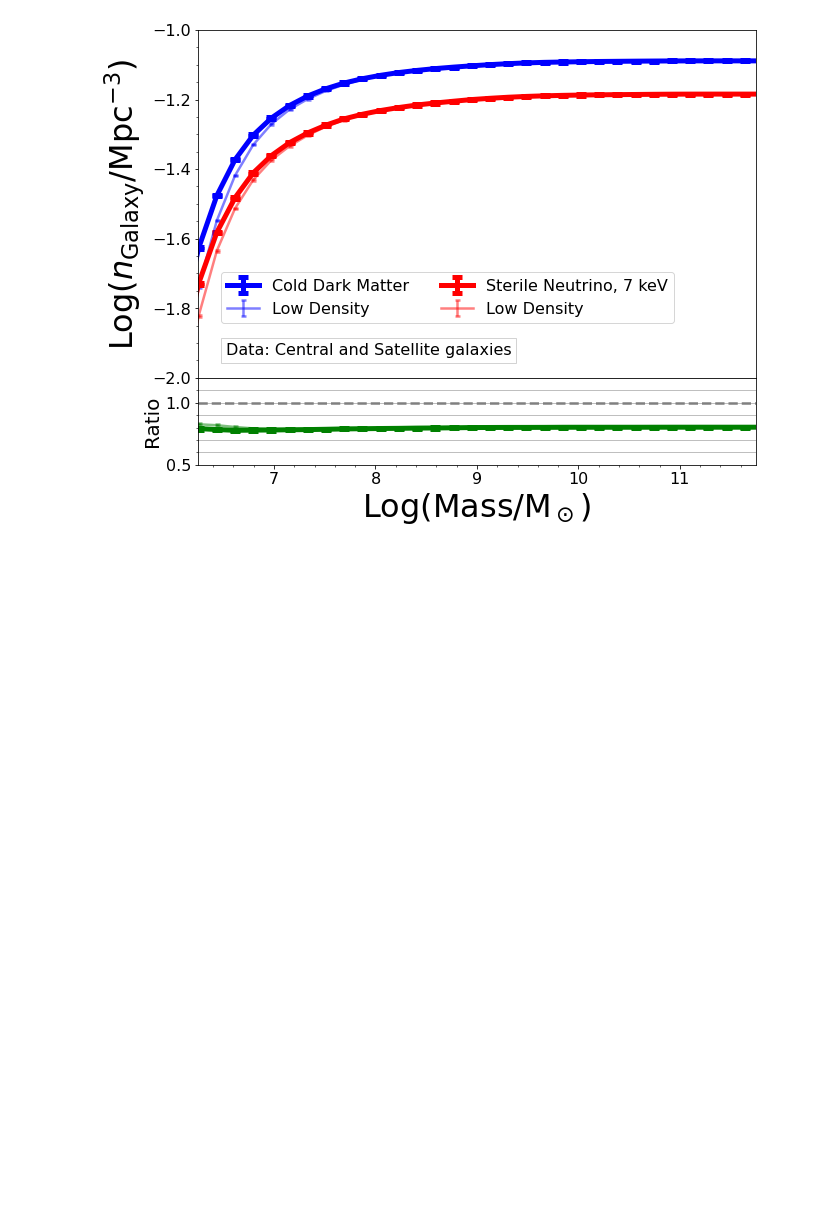
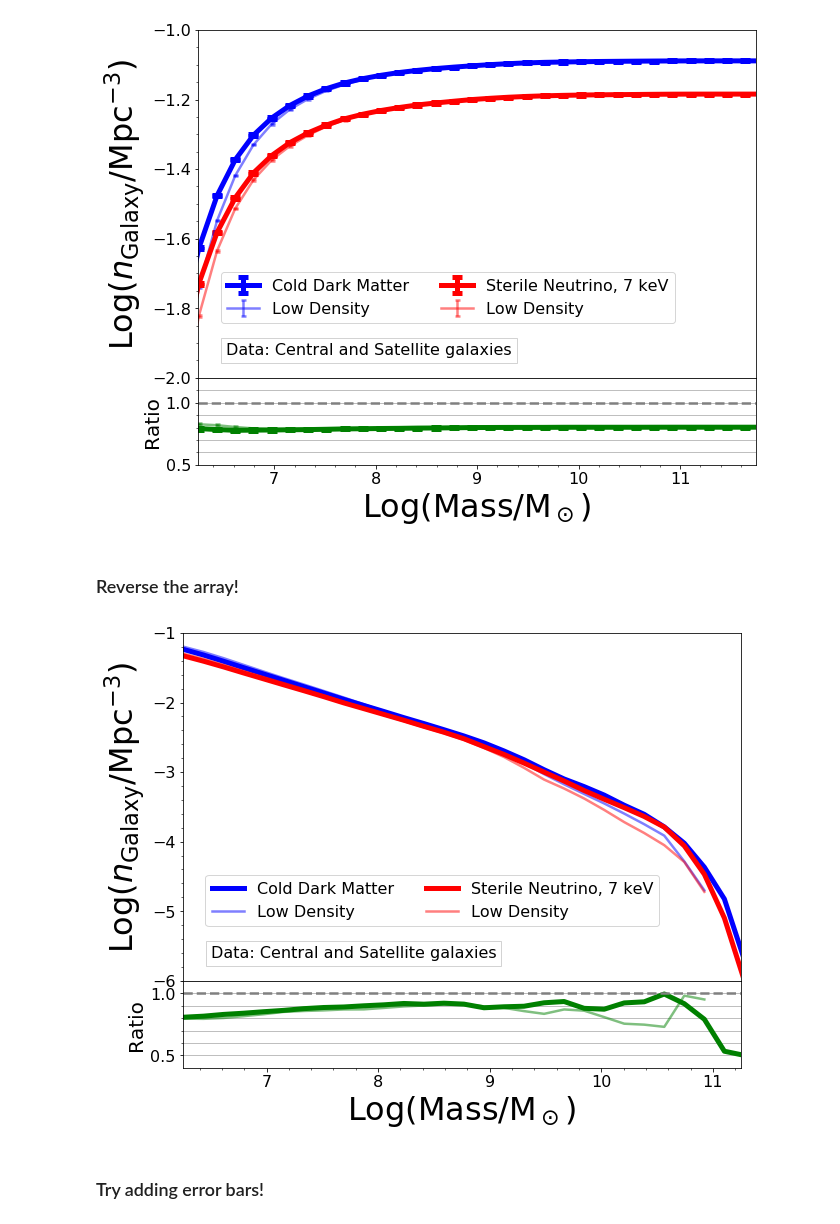
Before and after one commit to mshiferaw/WDM, a Jupyter notebook: Summer 2020/0 Environment_Galaxies_Part3.ipynb, the cells around one changed output. Saved outputs shown, nothing was run; the diff lists cells and outputs as text; code cells hidden in the pictures; blank space fills up the shorter version.

```diff
--- a/Summer 2020/0 Environment_Galaxies_Part3.ipynb
+++ b/Summer 2020/0 Environment_Galaxies_Part3.ipynb
@@ -798,3 +724,59 @@ plt.savefig('Images/Summer2020/CSMF.pdf')
 plt.show()
 # %% [output]
 [figure]
+# %% [markdown]
+### Reverse the array!
+# %%
+N_cdm_top = len(cdm_top_galaxy_mass_filtered)-N_cdm_top
+N_cdm_low = len(cdm_low_galaxy_mass_filtered)-N_cdm_low
+N_wdm_top = len(wdm_top_galaxy_mass_filtered)-N_wdm_top
+N_wdm_low = len(wdm_low_galaxy_mass_filtered)-N_wdm_low
+# %%
+# line plot of histogram
+
+volume = 100.0**3 #Mpc^3
+n_cdm_top = N_cdm_top/volume
+n_cdm_low = N_cdm_low/volume
+n_wdm_top = N_wdm_top/volume
+n_wdm_low = N_wdm_low/volume
+
+textstr = 'Data: Central and Satellite galaxies'
+props = dict(facecolor='none', edgecolor='lightgrey', pad = 5.0)
+
+plt.figure(figsize=(10,8))
+grid = gridspec.GridSpec(2,1, height_ratios = [4,1])
+grid.update(hspace = 0)
+grid0 = plt.subplot(grid[0])
+grid1 = plt.subplot(grid[1])
+grid0.plot(np.log10(bins[:-1]), np.log10(n_cdm_top), label = "Cold Dark Matter",
+           linewidth = 5, color = "blue")
+grid0.plot(np.log10(bins[:-1]), np.log10(n_cdm_low), label='Low Density',
+           linewidth = 2.5, color = "blue", alpha=0.5)
+grid0.plot(np.log10(bins[:-1]), np.log10(n_wdm_top), label = "Sterile Neutrino, 7 keV",
+           linewidth = 5, color = "red")
+grid0.plot(np.log10(bins[:-1]), np.log10(n_wdm_low), label='Low Density',
+           linewidth = 2.5, color = "red", alpha=0.5)
+grid0.set_ylabel(r"Log($n_{\rm {Galaxy}}$/Mpc$^{-3}$)", fontsize = 32)
+grid0.legend(fontsize=16,loc=[0.0405,0.1575],ncol=2) # [0.09,0.17] [0.15, 0.175]
+grid0.minorticks_on()
+grid0.tick_params(labelsize=16)
+grid0.set_ylim(-6, -1)
+grid0.set_xlim(6.25, 11.25)
+grid0.text(0.05, 0.1, textstr, transform=grid0.transAxes, fontsize=16, verticalalignment='top', bbox=props)
+
+grid1.plot(np.log10(bins[:-1]), n_wdm_top/n_cdm_top, linewidth = 5, color = "green")
+grid1.plot(np.log10(bins[:-1]), n_wdm_low/n_cdm_low, linewidth = 2.5, color = "green",alpha=0.5)
+grid1.set_xlabel("Log(Mass/M$_\odot$)", fontsize = 32)
+grid1.set_ylabel("Ratio", fontsize = 20)
+grid1.axhline(y = 1, color = "grey", ls = "--", linewidth = 2.5)
+grid1.minorticks_on()
+grid1.tick_params(labelsize=16)
+grid1.set_ylim(0.4, 1.1)
+grid1.set_xlim(6.25, 11.25)
+grid1.yaxis.grid(which = "both")
+
+plt.show()
+# %% [output]
+[figure, added]
+# %% [markdown]
+### Try adding error bars!
```
Also changed, not shown: parts of 22 cells of this notebook.
